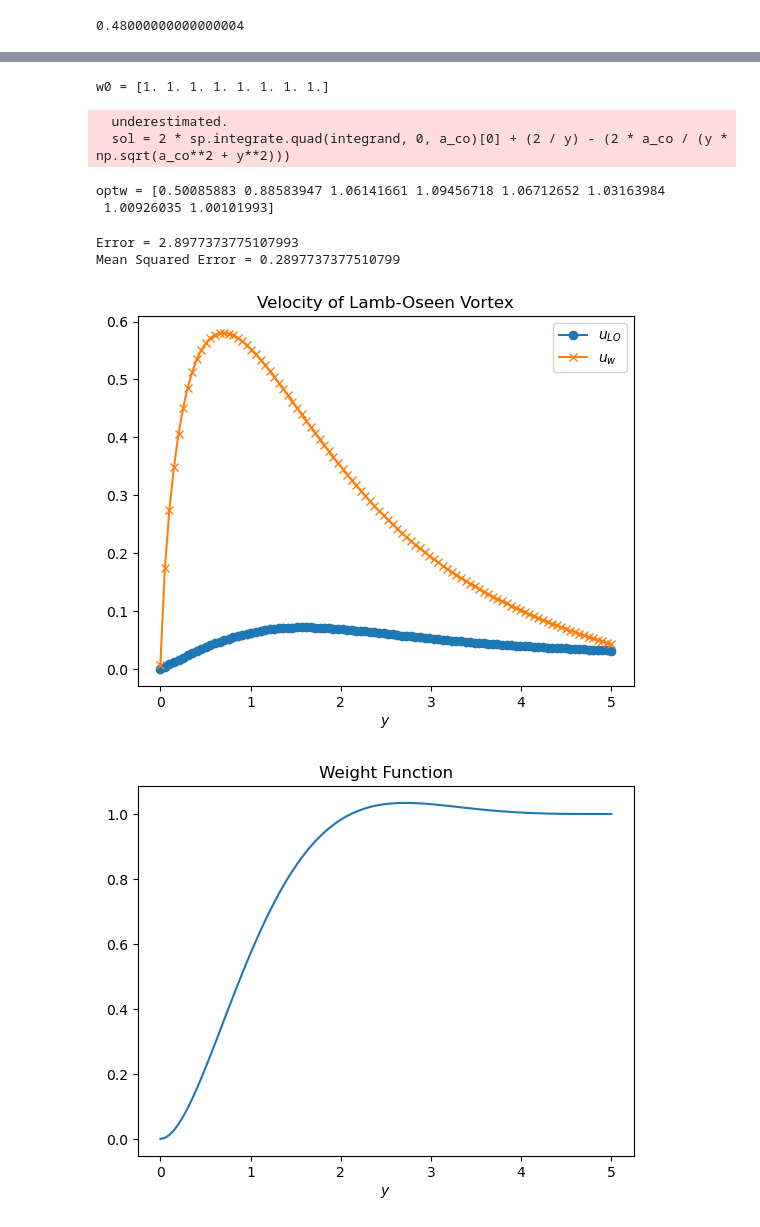
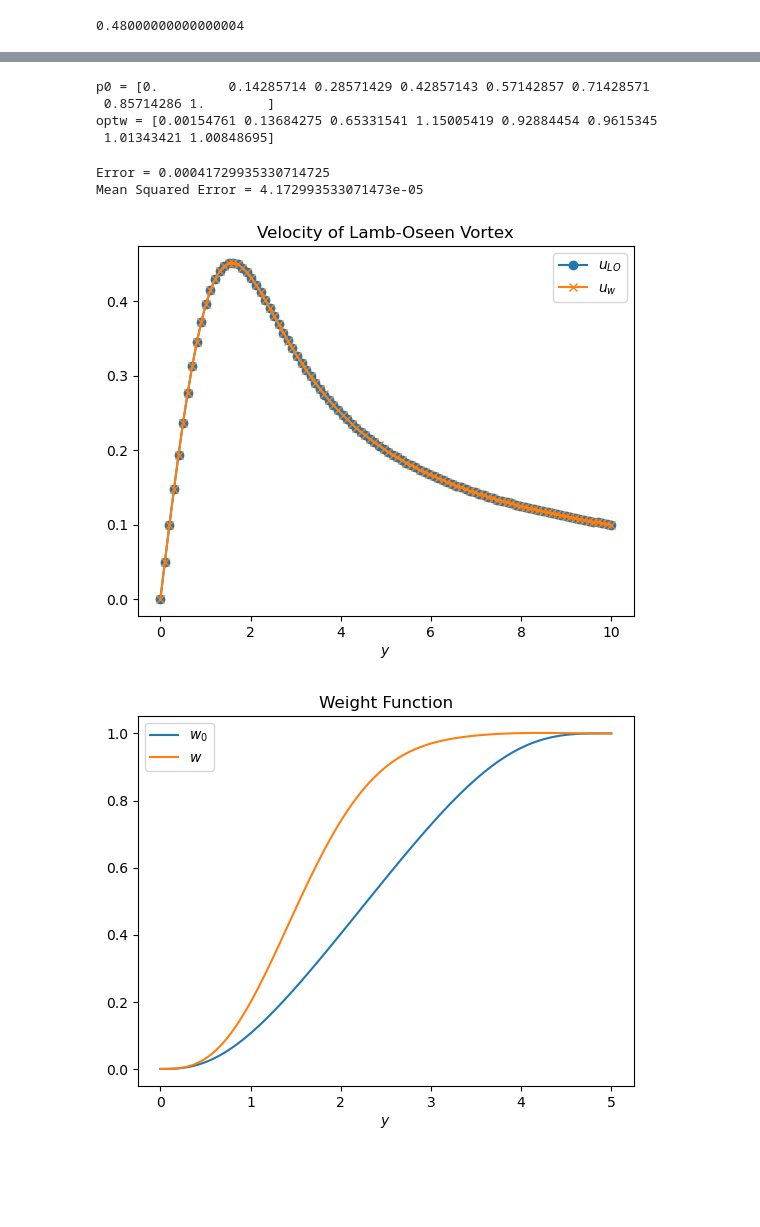
Before and after one commit to colecooper100/vorpy, a Jupyter notebook: bs_weight_function.ipynb, the cells around one changed output, grey strips where cells are left out. Cells and saved outputs as stored; diff of their text form; code cells hidden in the pictures; blank space fills up the shorter version.

Commit message:
Weight function fitting working.

```diff
--- a/bs_weight_function.ipynb
+++ b/bs_weight_function.ipynb
@@ -60,6 +28,6 @@ import matplotlib.pyplot as plt
 # %%
 def u_LO(y):
-    return (1 - np.exp(-y**2/2)) / (2 * np.pi * y)
+    return (1 - np.exp(-y**2/2)) / y
 # %%
 y_vec = np.linspace(0.01, 20, 1000)
 u_LO_vec = u_LO(y_vec)
@@ -460,7 +186,7 @@ Error = 14518.530686957982
 # We can't start at 0, however we use it here so the
 # divisions are nice numbers, then we change the
 # first value to a small number.
-y_vec = np.linspace(0, 5, 100)
+y_vec = np.linspace(0, 10, 100)
 y_vec[0] = 1e-3
 
 # u_LO_vec = np.ones_like(y_vec)
@@ -468,44 +194,52 @@ u_LO_vec = u_LO(y_vec)
 
 # Initial guess for the weight function.
 # Maybe try random initialization?
-order = 12
-# -4 because we set the first two and last three weights
-# and a BS polynomial of degree n has n+1 weights
-# w0 = np.zeros(order - 4)
-w0 = np.ones(order - 4)
+
+num_params = order + 1 - len(wf.w0) - len(wf.wN)
+# w0 = np.zeros(num_weights)
+# w0 = np.ones(num_weights)
+p0 = np.linspace(0, 1, num_params)
 # w0 = np.random.default_rng().uniform(-1, 1, order - 4)
-print('w0 =', w0)
-optw = sp.optimize.curve_fit(u_w, y_vec, u_LO_vec, p0=w0)[0]
+print('p0 =', p0)
+optw = sp.optimize.curve_fit(u_w, y_vec, u_LO_vec, p0=p0)[0]
 print('optw =', optw)
 # %% [output]
-w0 = [1. 1. 1. 1. 1. 1. 1. 1.]
+p0 = [0.         0.14285714 0.28571429 0.42857143 0.57142857 0.71428571
+ 0.85714286 1.        ]
+optw = [0.00154761 0.13684275 0.65331541 1.15005419 0.92884454 0.9615345
+ 1.01343421 1.00848695]
-  underestimated.
-  sol = 2 * sp.integrate.quad(integrand, 0, a_co)[0] + (2 / y) - (2 * a_co / (y * np.sqrt(a_co**2 + y**2)))
-optw = [0.50085883 0.88583947 1.06141661 1.09456718 1.06712652 1.03163984
- 1.00926035 1.00101993]
 # %%
 # Plot results
-bp = BernsteinPolynomial(order)
-bp.set_weights(np.concatenate([[0, 0], optw, [1, 1, 1]]))
-wf_vec = np.array([bp(y/5) for y in y_vec])
 
-u_w_vec = u_w(y_vec/5, *optw)
+u_w_vec = u_w(y_vec, *optw)
 print('Error =', np.linalg.norm(u_w_vec - u_LO_vec))
 print('Mean Squared Error =', np.sqrt(np.mean((u_w_vec - u_LO_vec)**2)))
 
 plt.plot(y_vec, u_LO_vec, 'o-', label='$u_{LO}$')
 plt.plot(y_vec, u_w_vec, 'x-', label='$u_w$')
 plt.legend()
 plt.title('Velocity of Lamb-Oseen Vortex')
 plt.xlabel('$y$')
 plt.show()
 
-plt.plot(y_vec, wf_vec, label='$w$')
+y_wf_vec = np.linspace(0, 5, 100)
+wf0_vec = wf(y_wf_vec, p0)
+wf_vec = wf(y_wf_vec, optw)
+plt.plot(y_wf_vec, wf0_vec, label='$w_0$')
+plt.plot(y_wf_vec, wf_vec, label='$w$')
 plt.title('Weight Function')
 plt.xlabel('$y$')
+plt.legend()
 plt.show()
+
+plt.plot(y_vec, u_w_vec - u_LO_vec, label='Error')
+plt.title('Error')
+plt.xlabel('$y$')
+plt.legend()
+plt.xlim([0, 6])
+plt.show()
 # %% [output]
-Error = 2.8977373775107993
-Mean Squared Error = 0.2897737377510799
+Error = 0.00041729935330714725
+Mean Squared Error = 4.172993533071473e-05
-[figure, old version]
+[figure, new version]
-[figure, old version]
+[figure, new version]
```
Also changed, not shown: parts of 27 cells of this notebook.
